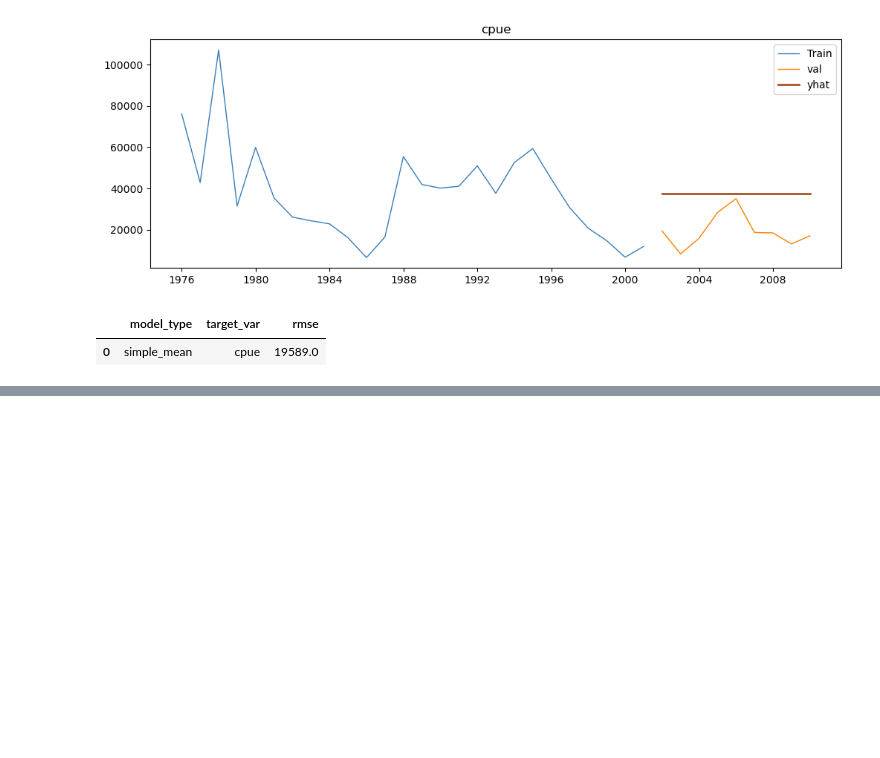
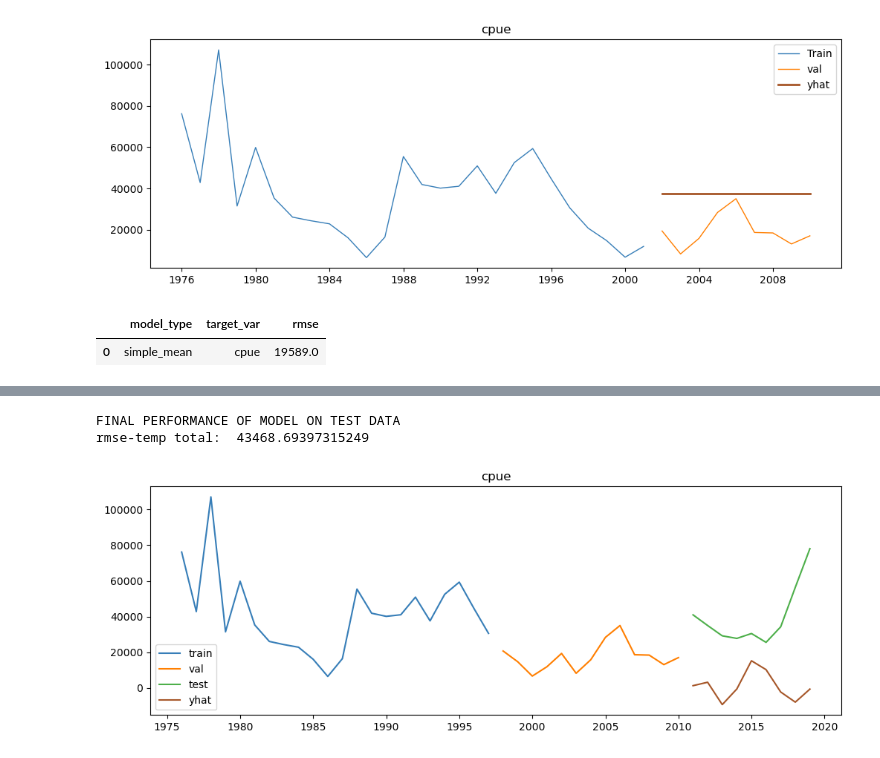
Before and after one commit to Bartholomew-Taylor/individual_project, a Jupyter notebook: modeling_scratch.ipynb, the cells around one changed output, grey strips where cells are left out. Cells and saved outputs as stored; diff of their text form; code cells hidden in the pictures; blank space fills up the shorter version.

```diff
--- a/modeling_scratch.ipynb
+++ b/modeling_scratch.ipynb
@@ -183,0 +337,2 @@ eval_df
+# %%
+train, val, test = modeling.split_time(df_time)
@@ -183,0 +345,6 @@ eval_df
+# %%
+#generates the test predictions
+
+yhat_df = pd.DataFrame({'cpue': hst_cpue.forecast(val.shape[0] + test.shape[0])})
+# %%
+yhat_df=yhat_df['2010-12-31':'2018-12-31']
@@ -183,0 +378,10 @@ eval_df
+# %%
+rmse_temp_total = sqrt(mean_squared_error(test['cpue'], yhat_df['cpue']))
+# %%
+print('FINAL PERFORMANCE OF MODEL ON TEST DATA')
+print('rmse-temp total: ', rmse_temp_total)
+modeling.final_plot('cpue', train, val, test, yhat_df)
+# %% [output]
+FINAL PERFORMANCE OF MODEL ON TEST DATA
+rmse-temp total:  43468.69397315249
+[figure, added]
```
Also changed, not shown: parts of 44 cells of this notebook, 1 other file.
